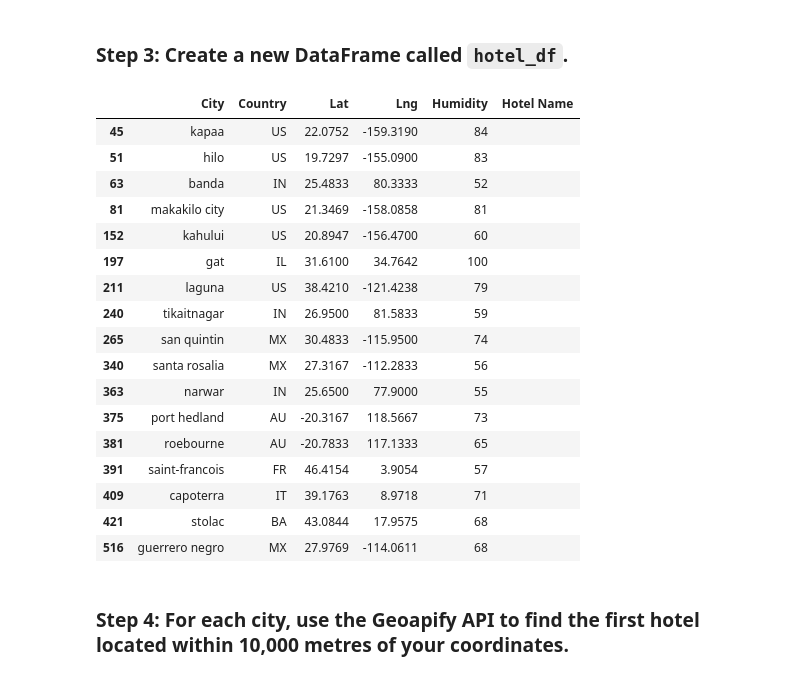
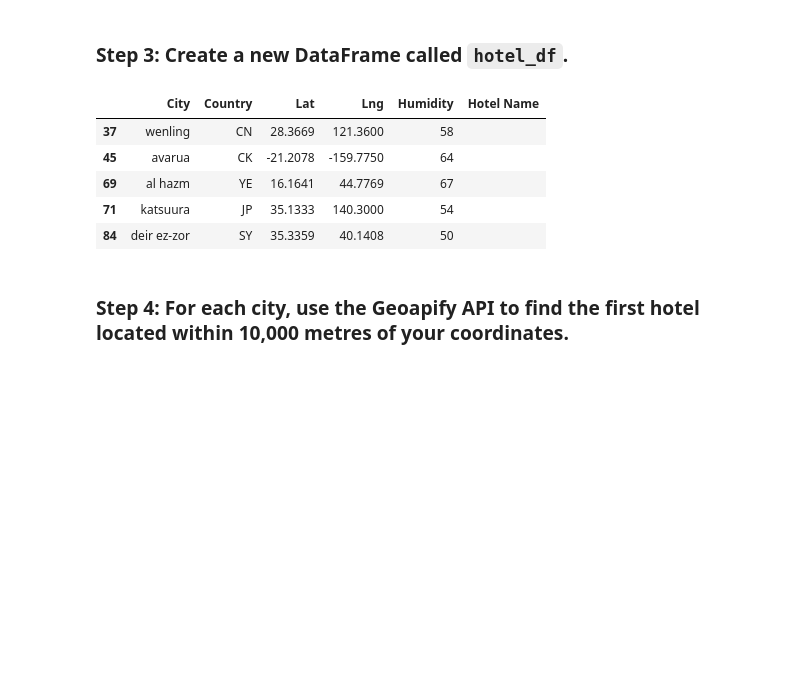
Before and after one commit to AndresElosua/python-api-challenge, a Jupyter notebook: WeatherPy/starter_code/VacationPy.ipynb, the cells around one changed output. Cells and saved outputs as stored; diff of their text form; code cells hidden in the pictures; blank space fills up the shorter version.

```diff
--- a/WeatherPy/starter_code/VacationPy.ipynb
+++ b/WeatherPy/starter_code/VacationPy.ipynb
@@ -47,11 +89,15 @@ city_data_df.head()
 # %%
 # Narrow down cities that fit criteria and drop any results with null values
 # YOUR CODE HERE
-
+ideal_weather_df = city_data_df[(city_data_df['Max Temp'] >= 20) &
+                                (city_data_df['Max Temp'] <= 25) &
+                                (city_data_df['Humidity'] < 70)]
 # Drop any rows with null values
 # YOUR CODE HERE
+ideal_weather_df = ideal_weather_df.dropna()
 
 # Display sample data
 # YOUR CODE HERE
+ideal_weather_df.head()
 # %% [output]
 |  | City_ID | City | Lat | Lng | Max Temp | Humidity | Cloudiness | Wind Speed | Country | Date |
@@ -77,31 +111,22 @@ city_data_df.head()
 # %%
 # Use the Pandas copy function to create DataFrame called hotel_df to store the city, country, coordinates, and humidity
 # YOUR CODE HERE
+hotel_df = ideal_weather_df[['City', 'Country', 'Lat', 'Lng', 'Humidity']].copy()
 
 # Add an empty column, "Hotel Name," to the DataFrame so you can store the hotel found using the Geoapify API
 # YOUR CODE HERE
+hotel_df['Hotel Name'] = ""
 
 # Display sample data
 # YOUR CODE HERE
+hotel_df.head()
 # %% [output]
 |  | City | Country | Lat | Lng | Humidity | Hotel Name |
-| 45 | kapaa | US | 22.0752 | -159.3190 | 84 |  |
-| 51 | hilo | US | 19.7297 | -155.0900 | 83 |  |
-| 63 | banda | IN | 25.4833 | 80.3333 | 52 |  |
-| 81 | makakilo city | US | 21.3469 | -158.0858 | 81 |  |
-| 152 | kahului | US | 20.8947 | -156.4700 | 60 |  |
-| 197 | gat | IL | 31.6100 | 34.7642 | 100 |  |
-| 211 | laguna | US | 38.4210 | -121.4238 | 79 |  |
-| 240 | tikaitnagar | IN | 26.9500 | 81.5833 | 59 |  |
-| 265 | san quintin | MX | 30.4833 | -115.9500 | 74 |  |
-| 340 | santa rosalia | MX | 27.3167 | -112.2833 | 56 |  |
-| 363 | narwar | IN | 25.6500 | 77.9000 | 55 |  |
-| 375 | port hedland | AU | -20.3167 | 118.5667 | 73 |  |
-| 381 | roebourne | AU | -20.7833 | 117.1333 | 65 |  |
-| 391 | saint-francois | FR | 46.4154 | 3.9054 | 57 |  |
-| 409 | capoterra | IT | 39.1763 | 8.9718 | 71 |  |
-| 421 | stolac | BA | 43.0844 | 17.9575 | 68 |  |
-| 516 | guerrero negro | MX | 27.9769 | -114.0611 | 68 |  |
+| 37 | wenling | CN | 28.3669 | 121.3600 | 58 |  |
+| 45 | avarua | CK | -21.2078 | -159.7750 | 64 |  |
+| 69 | al hazm | YE | 16.1641 | 44.7769 | 67 |  |
+| 71 | katsuura | JP | 35.1333 | 140.3000 | 54 |  |
+| 84 | deir ez-zor | SY | 35.3359 | 40.1408 | 50 |  |
 # %% [markdown]
 ### Step 4: For each city, use the Geoapify API to find the first hotel located within 10,000 metres of your coordinates.
 # %%
```
Also changed, not shown: parts of 6 cells of this notebook.
